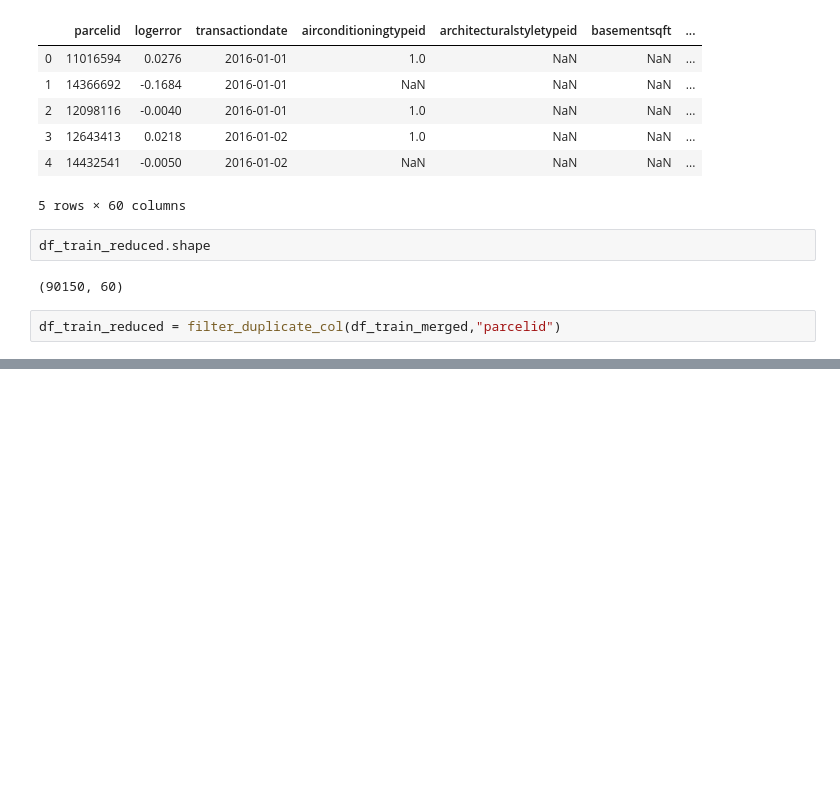
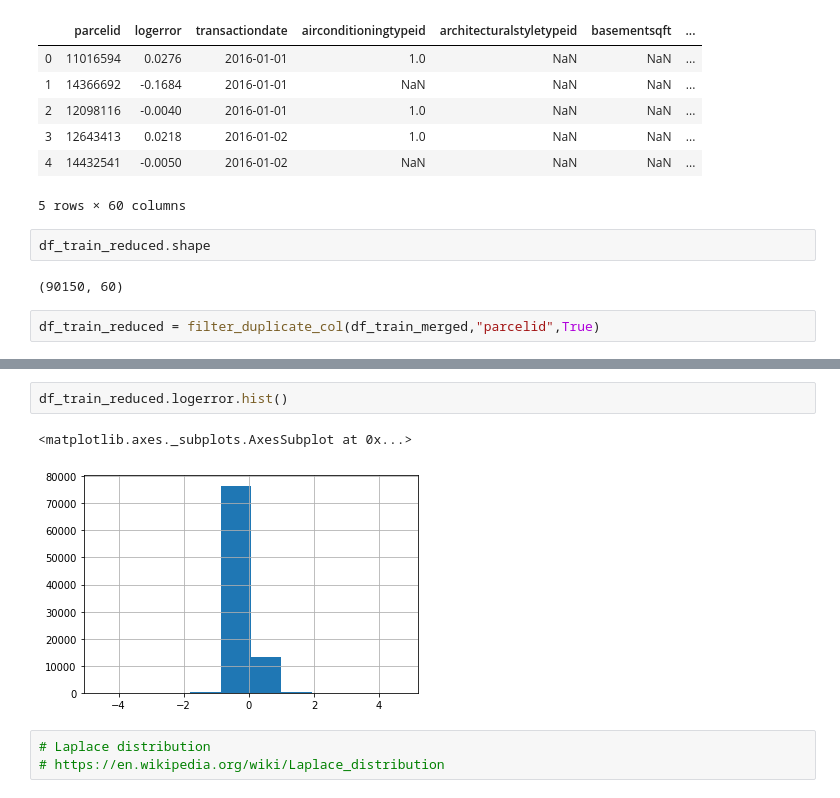
Before and after one commit to sagecodes/zillow-zestimate-kaggle-casestudy, a Jupyter notebook: 01_EDA_Exploratory_Data_Analysis.ipynb, the cells around one changed output, grey strips where cells are left out. Drawn from its saved outputs; the diff is of its cells as text; blank space fills up the shorter version.

```diff
--- a/01_EDA_Exploratory_Data_Analysis.ipynb
+++ b/01_EDA_Exploratory_Data_Analysis.ipynb
@@ -187,5 +187,5 @@ df_train_reduced.shape
 # %% [output]
 (90150, 60)
 # %%
-df_train_reduced = filter_duplicate_col(df_train_merged,"parcelid")
+df_train_reduced = filter_duplicate_col(df_train_merged,"parcelid",True)
 # %% [output]
@@ -192,0 +313,8 @@ df_train_reduced = filter_duplicate_col(df_train_merged,"parcelid")
+# %%
+df_train_reduced.logerror.hist()
+# %% [output]
+<matplotlib.axes._subplots.AxesSubplot at 0x...>
+[figure, added]
+# %%
+# Laplace distribution
+# https://en.wikipedia.org/wiki/Laplace_distribution
```
Also changed, not shown: parts of 11 cells of this notebook, 1 other file.
